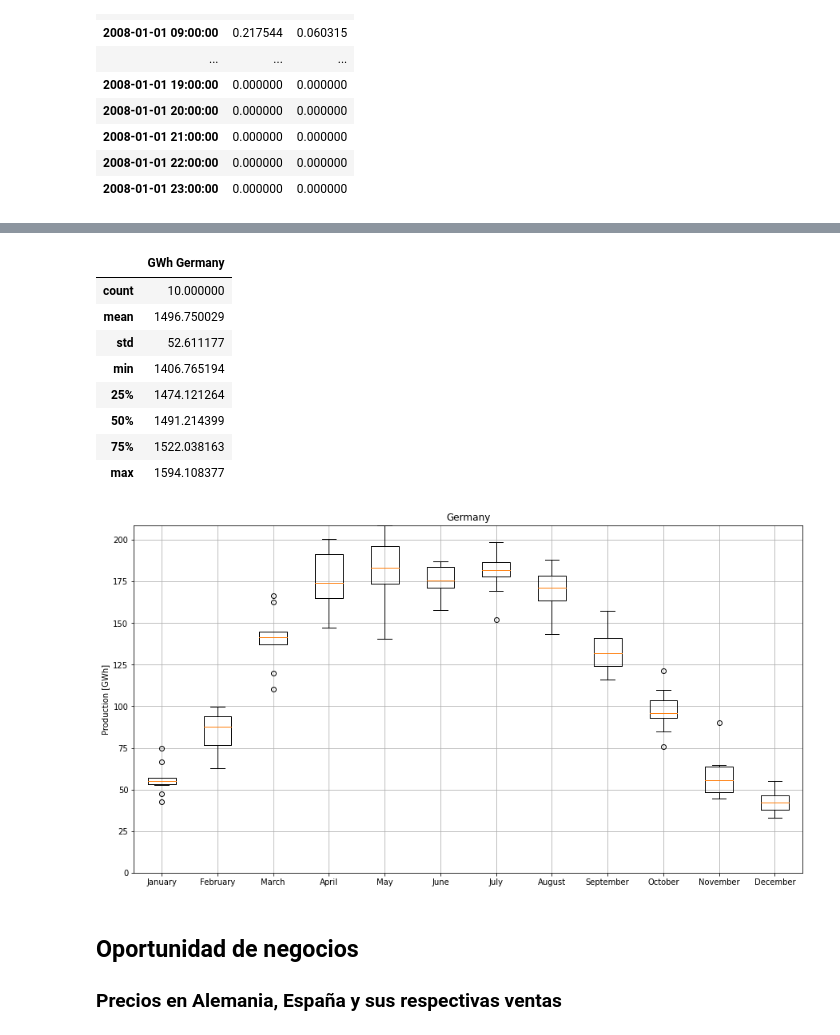
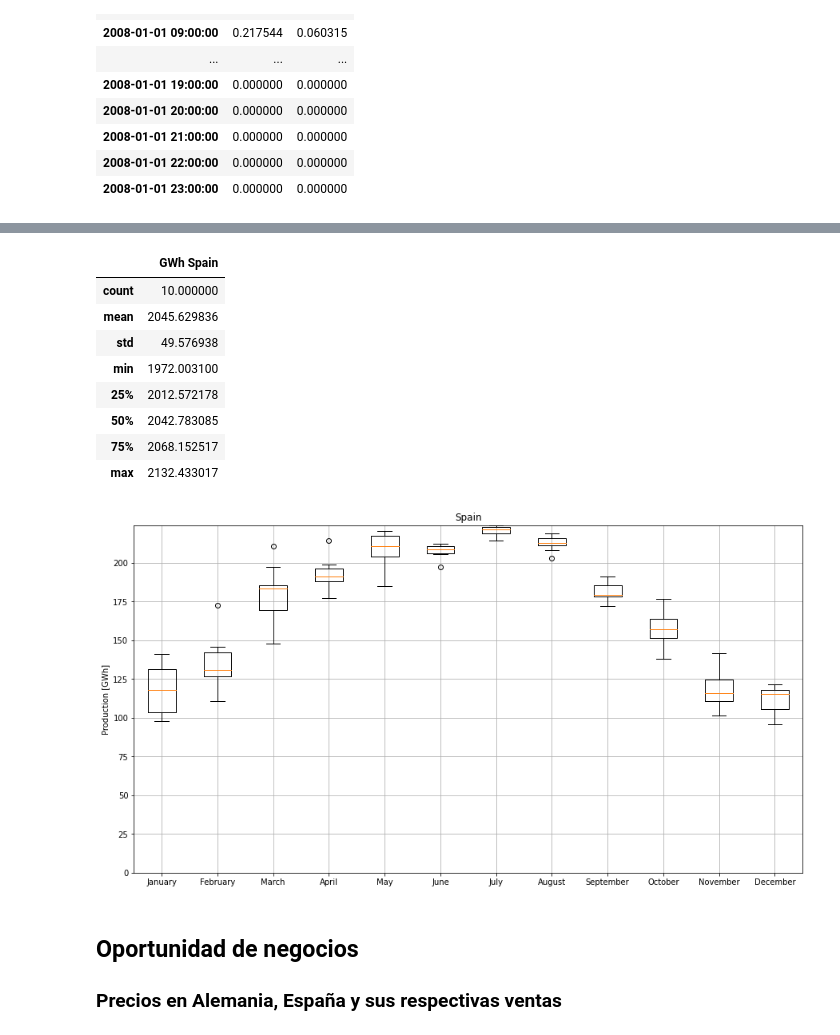
Before and after one commit to roberto-andrade22/PV_Parks_EU, a Jupyter notebook: Presentación.ipynb, the cells around one changed output, grey strips where cells are left out. Cells and saved outputs as stored; diff of their text form; code cells hidden in the pictures.

```diff
--- a/Presentación.ipynb
+++ b/Presentación.ipynb
@@ -206,19 +140,19 @@ df.loc['2008-08-12']
 # %%
-anual_country('Germany').describe()
+anual_country('Spain').describe()
 # %% [output]
-|  | GWh Germany |
+|  | GWh Spain |
 | count | 10.000000 |
-| mean | 1496.750029 |
-| std | 52.611177 |
-| min | 1406.765194 |
-| 25% | 1474.121264 |
-| 50% | 1491.214399 |
-| 75% | 1522.038163 |
-| max | 1594.108377 |
+| mean | 2045.629836 |
+| std | 49.576938 |
+| min | 1972.003100 |
+| 25% | 2012.572178 |
+| 50% | 2042.783085 |
+| 75% | 2068.152517 |
+| max | 2132.433017 |
 # %%
-graficas_bienestar('Germany')
+graficas_bienestar('Spain')
 # %% [output]
-[figure, old version]
+[figure, new version]
 # %% [markdown]
 ## Oportunidad de negocios
 
```
Also changed, not shown: parts of 12 cells of this notebook, 1 other file.
